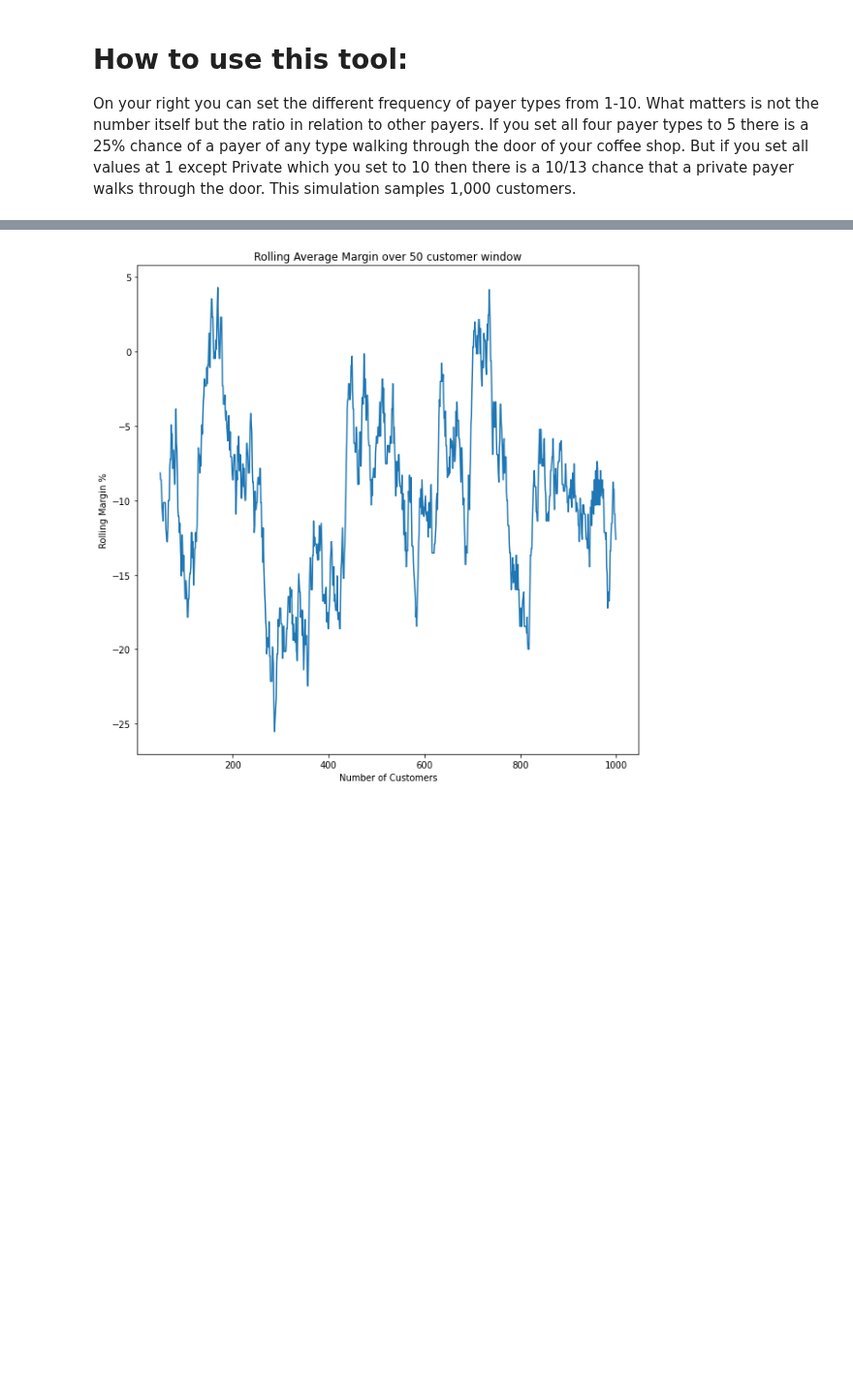
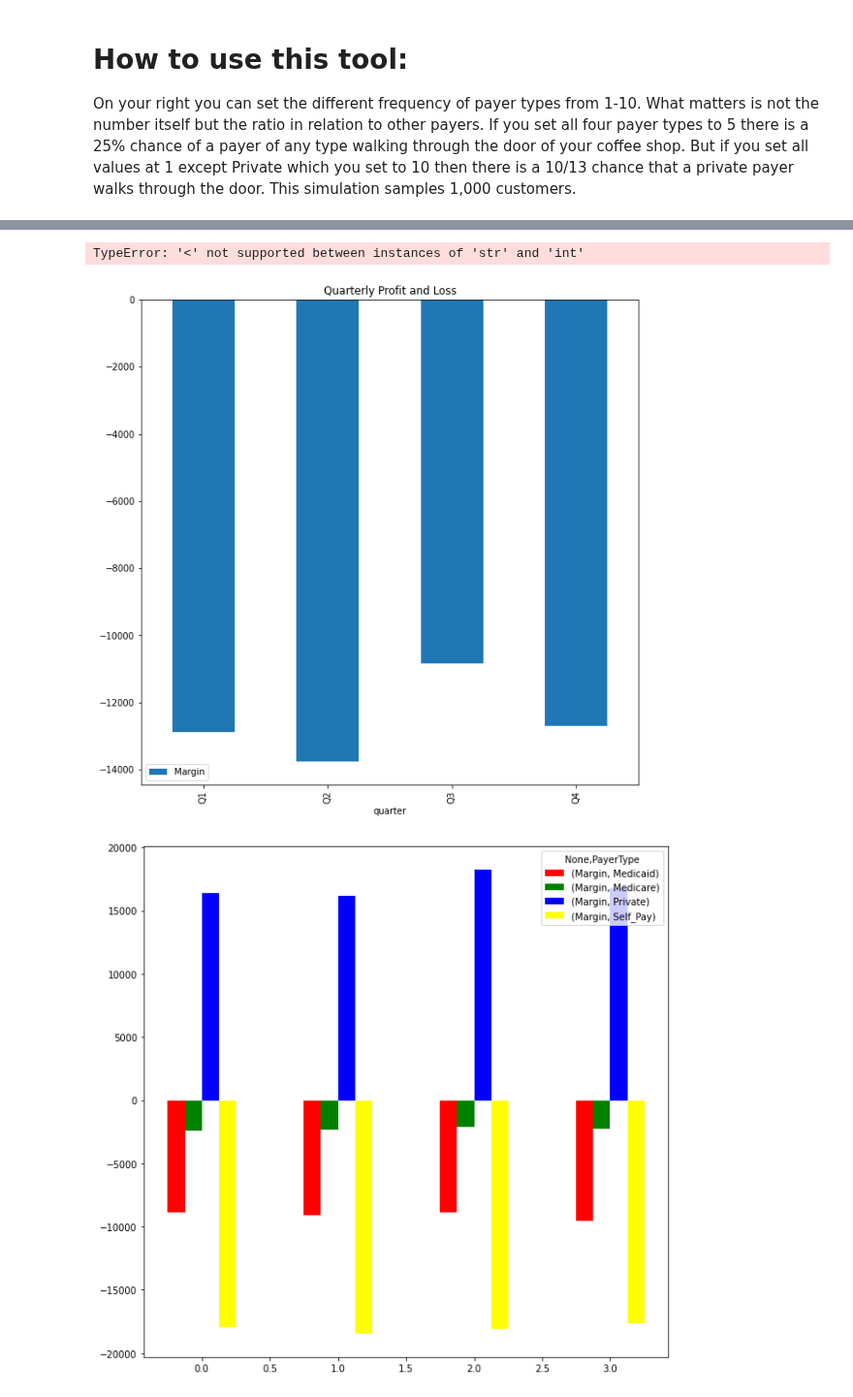
Before and after one commit to friendm/mercury-demo-notebooks, a Jupyter notebook: payer_mix.ipynb, the cells around one changed output, grey strips where cells are left out. Shown at 97% size. Cells and saved outputs as stored; diff of their text form; code cells hidden in the pictures; blank space fills up the shorter version.

```diff
--- a/payer_mix.ipynb
+++ b/payer_mix.ipynb
@@ -163,8 +207,26 @@ df['Gain/Loss'].cumsum().plot(ylabel="Profit and Loss",xlabel="Number of Custome
-# %%
-df['Margin'].rolling(50).mean().plot(ylabel="Rolling Margin %",xlabel="Number of Customers",
-                                     title="Rolling Average Margin over 50 customer window",figsize=(10,10)
-
-
-                                    );
-# %% [output]
-[figure, removed]
+# %%
+
+
+graph1_df=df[['Margin','quarter']]
+graph2_df=df[['Margin','quarter','PayerType']]
+graph1_df.groupby(['quarter']).sum().plot.bar(
+                                     title="Quarterly Profit and Loss",figsize=(10,10)
+
+
+                                    );
+
+graph_3=graph2_df.groupby(['quarter','PayerType']).sum()
+graph_3=graph_3.reset_index()
+
+#graph_3=graph_3.set_index(['quarter'])
+graph4=pandas.pivot_table(graph_3,index=['quarter'],columns=['PayerType'])
+graph4.plot.bar(
+                                     title="Quarterly Profit and Loss by Payer Type",figsize=(10,10),
+                                   color=['red','green','blue','yellow'],
+    yticks=[0,'$1500']
+
+                                    );
+# %% [output]
+TypeError: '<' not supported between instances of 'str' and 'int'
+[figure, added]
+[figure, added]
```
Also changed, not shown: parts of 8 cells of this notebook.
